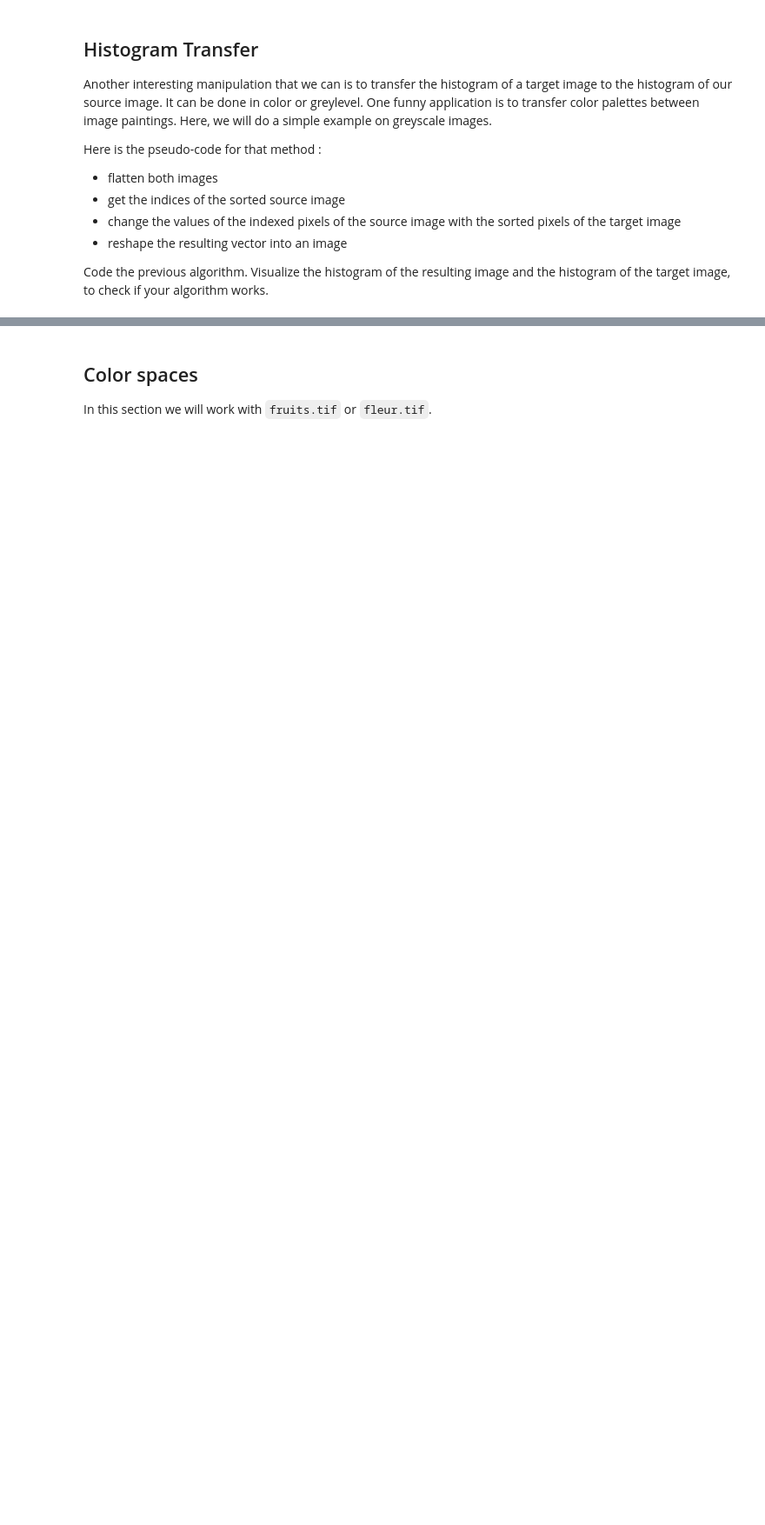
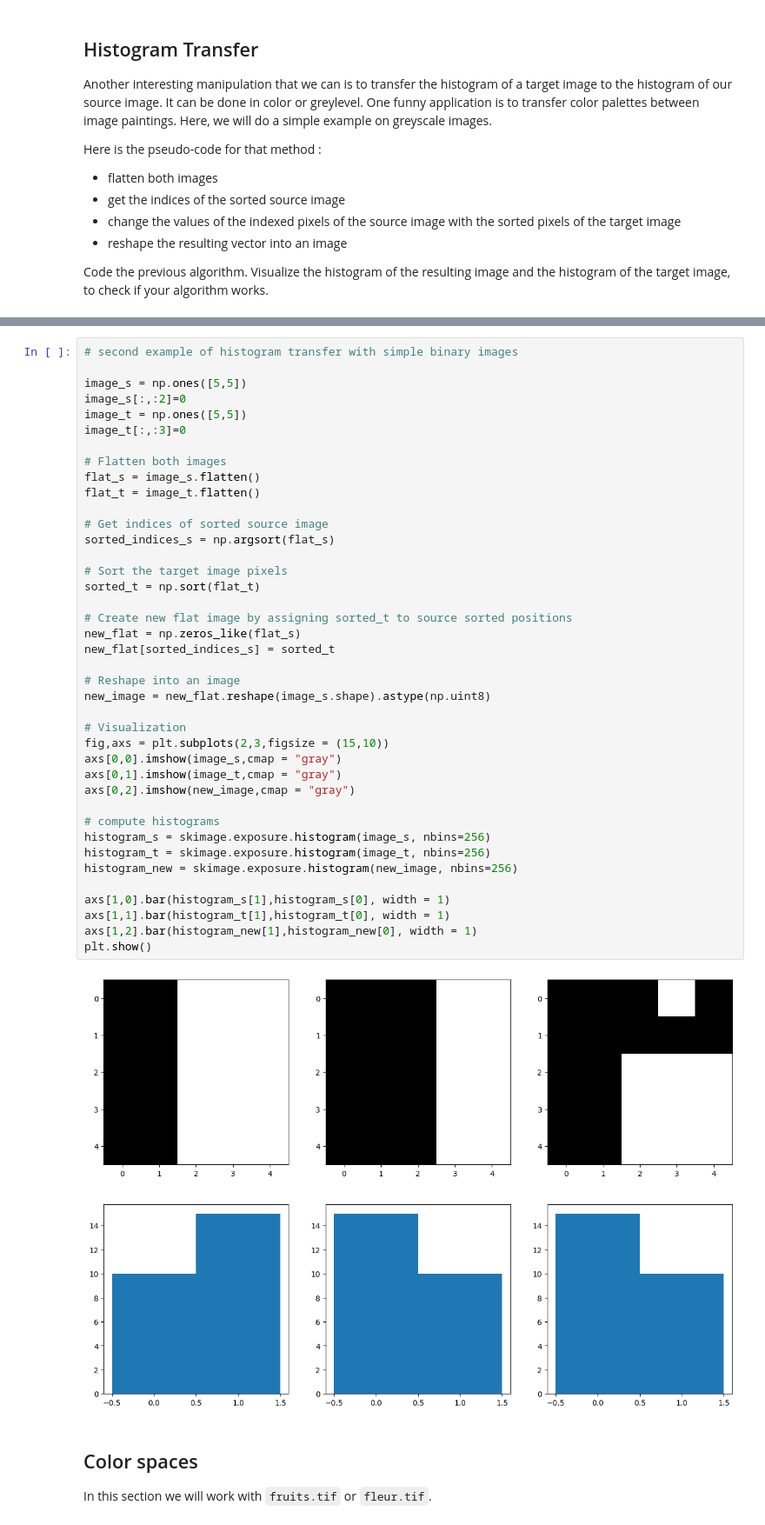
Before and after one commit to Mert-Emrem/SSEO-MRO, a Jupyter notebook: pw3_radiometry_student.ipynb, the cells around one changed output, grey strips where cells are left out. Shown at 87% size. Drawn from its saved outputs; the diff is of its cells as text; blank space fills up the shorter version.

```diff
--- a/pw3_radiometry_student.ipynb
+++ b/pw3_radiometry_student.ipynb
@@ -142,3 +147,45 @@ image_t[:,:3]=0
+# %%
+# second example of histogram transfer with simple binary images
+
+image_s = np.ones([5,5])
+image_s[:,:2]=0
+image_t = np.ones([5,5])
+image_t[:,:3]=0
+
+# Flatten both images
+flat_s = image_s.flatten()
+flat_t = image_t.flatten()
+
+# Get indices of sorted source image
+sorted_indices_s = np.argsort(flat_s)
+
+# Sort the target image pixels
+sorted_t = np.sort(flat_t)
+
+# Create new flat image by assigning sorted_t to source sorted positions
+new_flat = np.zeros_like(flat_s)
+new_flat[sorted_indices_s] = sorted_t
+
+# Reshape into an image
+new_image = new_flat.reshape(image_s.shape).astype(np.uint8)
+
+# Visualization
+fig,axs = plt.subplots(2,3,figsize = (15,10))
+axs[0,0].imshow(image_s,cmap = "gray")
+axs[0,1].imshow(image_t,cmap = "gray")
+axs[0,2].imshow(new_image,cmap = "gray")
+
+# compute histograms
+histogram_s = skimage.exposure.histogram(image_s, nbins=256)
+histogram_t = skimage.exposure.histogram(image_t, nbins=256)
+histogram_new = skimage.exposure.histogram(new_image, nbins=256)
+
+axs[1,0].bar(histogram_s[1],histogram_s[0], width = 1)
+axs[1,1].bar(histogram_t[1],histogram_t[0], width = 1)
+axs[1,2].bar(histogram_new[1],histogram_new[0], width = 1)
+plt.show()
+# %% [output]
+[figure, added]
 # %% [markdown]
 ## Color spaces
 
```
Also changed, not shown: parts of 4 cells of this notebook.
